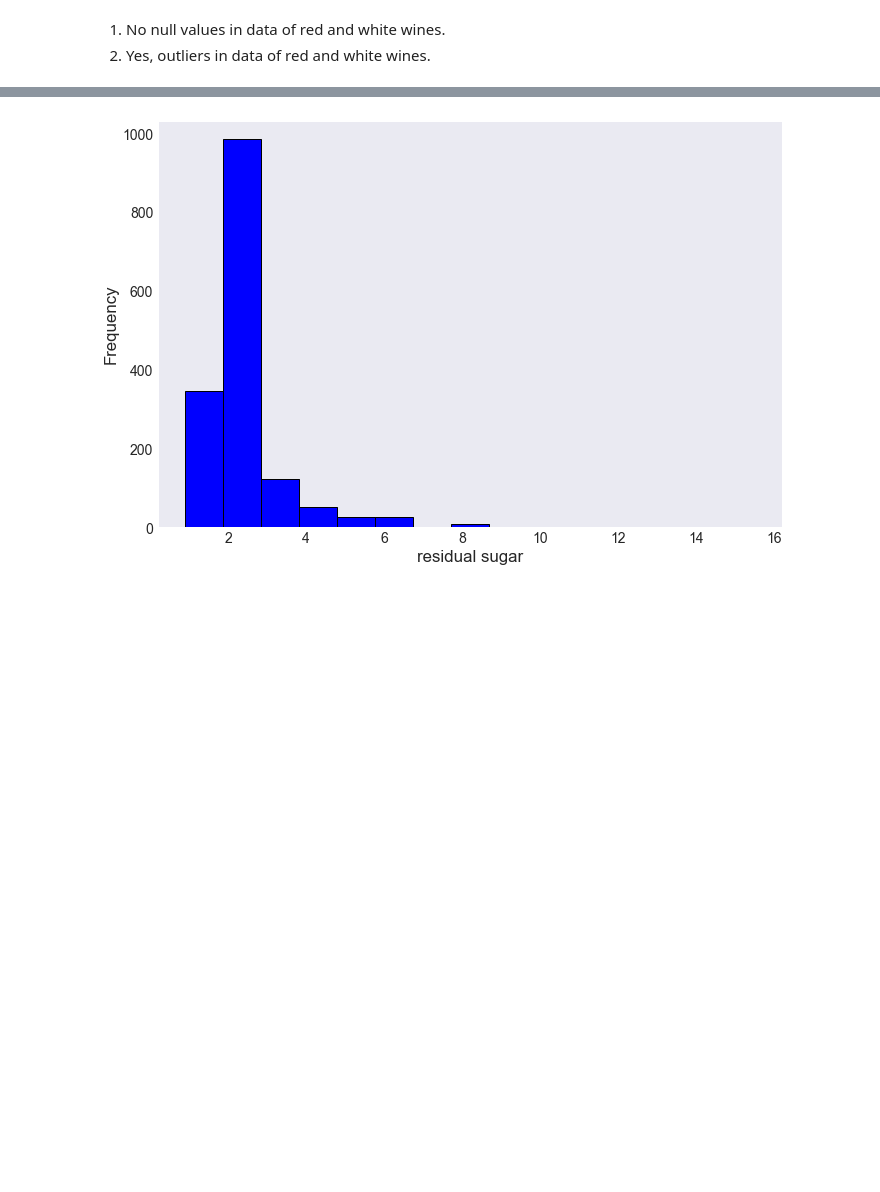
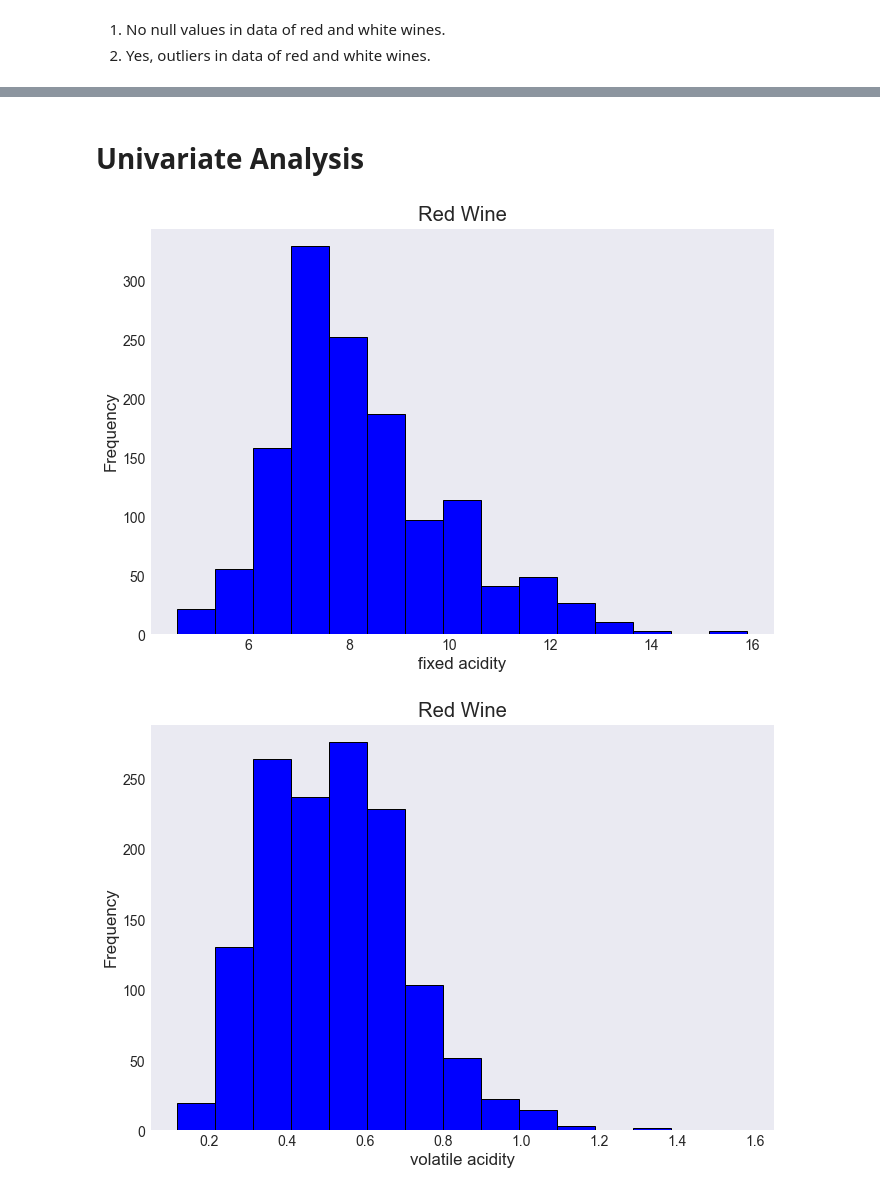
Before and after one commit to tanchaud/Wine_Data_Analysis, a Jupyter notebook: wine_data_EDA.ipynb, the cells around one changed output, grey strips where cells are left out. Cells and saved outputs as stored; diff of their text form; code cells hidden in the pictures; blank space fills up the shorter version.

```diff
--- a/wine_data_EDA.ipynb
+++ b/wine_data_EDA.ipynb
@@ -21,5 +21,12 @@ import seaborn as sns
 
 red_wine = pd.read_csv('/Users/tanchaud/CAB_Berlin/Project_2/Sprint_1/winequality-red.csv', sep=';')
 white_wine =  pd.read_csv('/Users/tanchaud/CAB_Berlin/Project_2/Sprint_1/winequality-white.csv', sep= ';')
-red_wine
+
+# Size of red wine data
+red_wine = red_wine.drop_duplicates()
+print('Size of red wine data', red_wine.shape)
+
+# Size of white wine data
+white_wine = white_wine.drop_duplicates()
+print('Size of white wine data ',white_wine.shape)
 # %% [output]
@@ -241,18 +204,19 @@ plt.show()
+# %% [markdown]
+# Univariate Analysis #
 # %%
-
-# Univariate Analysis #
 
 features = red_wine.select_dtypes(include=['float64']).columns
 
 for feature in features:
 
-        feature = 'residual sugar'
+        #feature = 'fixed acidity'
         fig = plt.figure()
         fig.set_size_inches(10,7)
         red_wine[feature].plot.hist(bins=15, color='blue', edgecolor='black', linewidth=1.0)
         plt.xlabel(feature)
-
+        plt.title('Red Wine')
         plt.show()
-        break
+        #break
 # %% [output]
-[figure, old version]
+[figure, new version]
+[figure, added]
```
Also changed, not shown: parts of 12 cells of this notebook, 3 other files.
